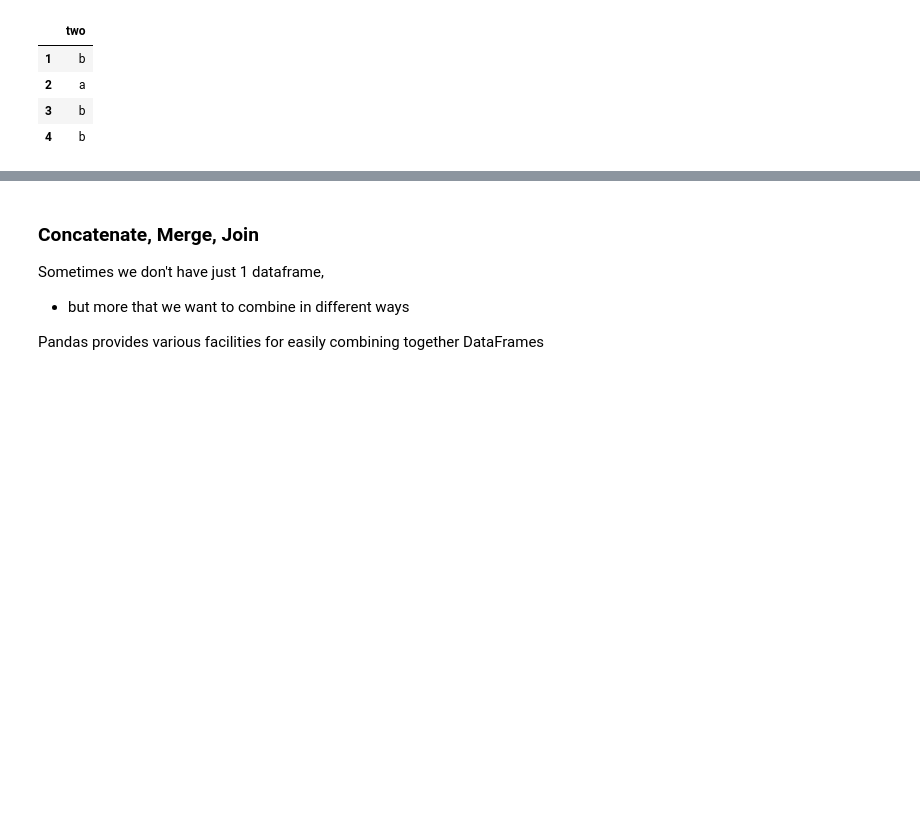
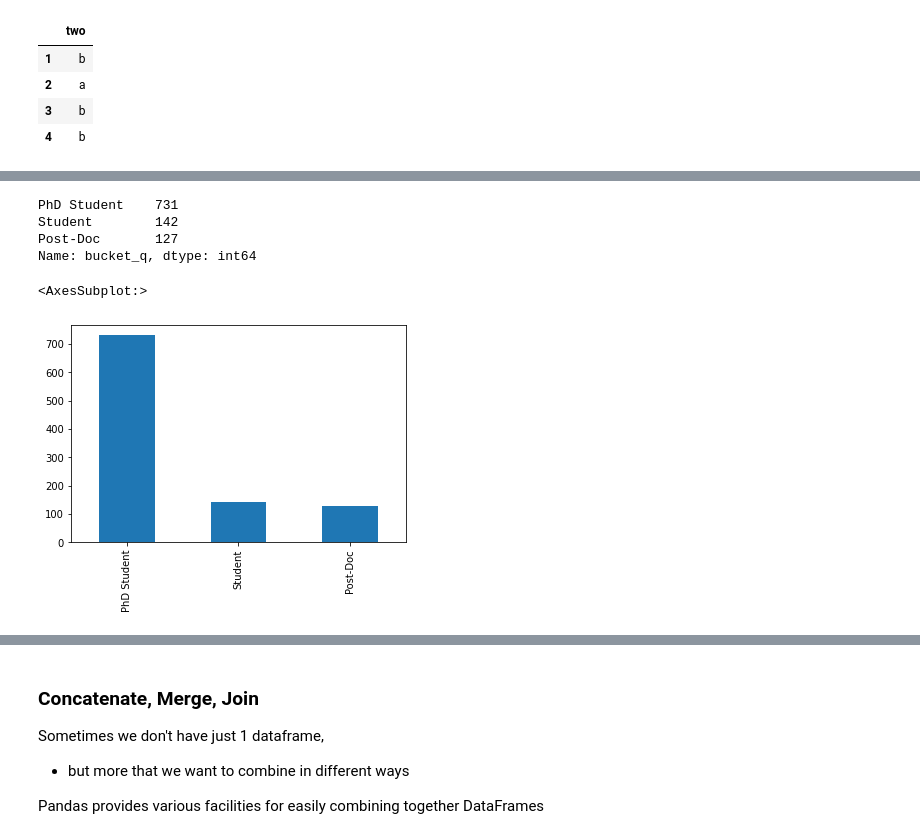
Before and after one commit to EMbeDS-education/IPDPP-GSSI-20212022, a Jupyter notebook: jupyter/jupyterNotebooks/Part1_NumPy_Pandas.ipynb, the cells around one changed output, grey strips where cells are left out. Cells and saved outputs as stored; diff of their text form; code cells hidden in the pictures; blank space fills up the shorter version.

```diff
--- a/jupyter/jupyterNotebooks/Part1_NumPy_Pandas.ipynb
+++ b/jupyter/jupyterNotebooks/Part1_NumPy_Pandas.ipynb
@@ -2659,4 +2698,12 @@ print(df_age['bucket_q'].value_counts())# .plot(kind='bar')
 # %%
 df_age['bucket_q'] = pd.cut(df_age.Age, 3,  labels=["Student", "PhD Student", "Post-Doc"])
 print(df_age['bucket_q'].value_counts())# .plot(kind='bar')
+df_age['bucket_q'].value_counts().plot(kind='bar')
+# %% [output]
+PhD Student    731
+Student        142
+Post-Doc       127
+Name: bucket_q, dtype: int64
+<AxesSubplot:>
+[figure, added]
 # %%
```
Also changed, not shown: parts of 8 cells of this notebook.
